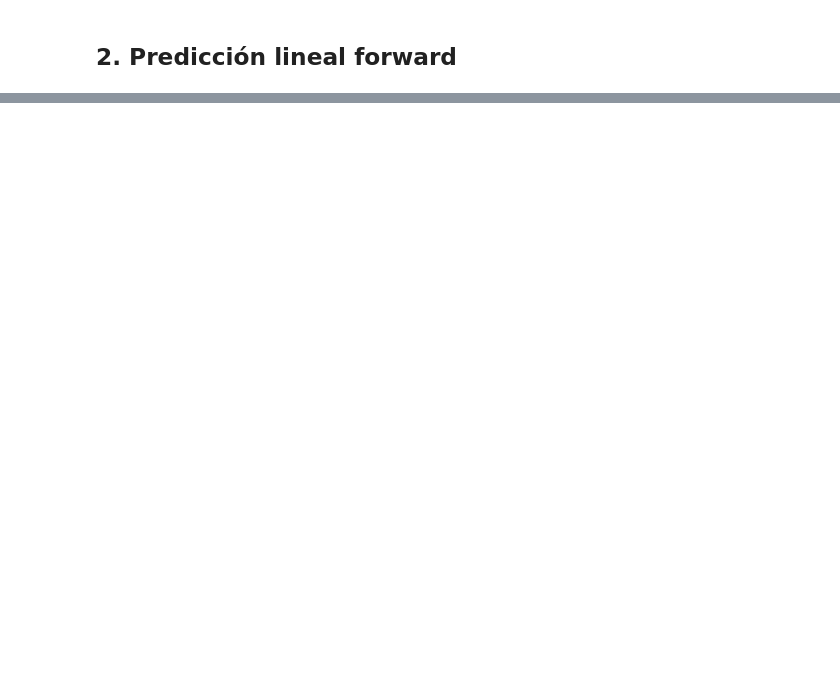
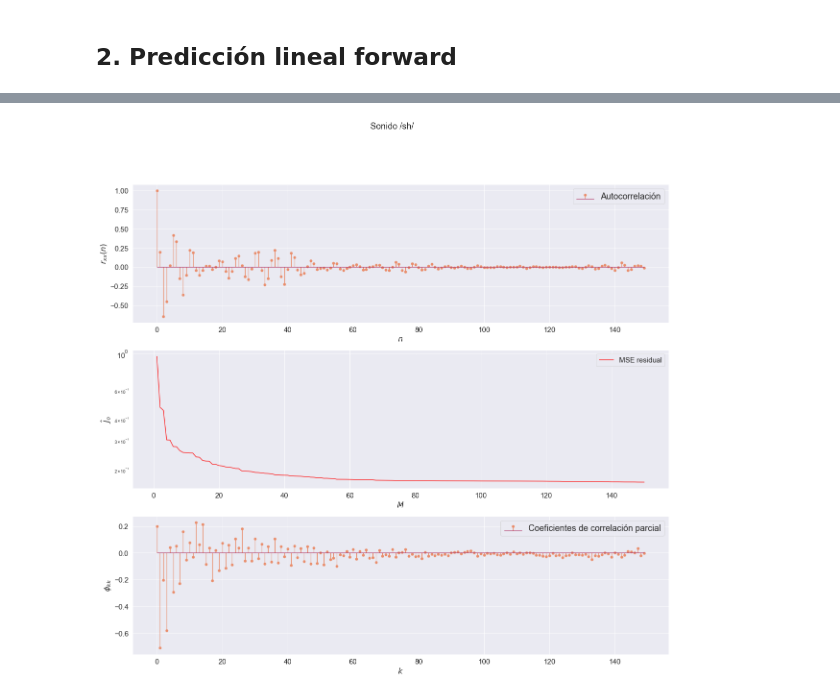
Before and after one commit to asp-image-dsp/asp-tp3, a Jupyter notebook: notebooks/report.ipynb, the cells around one changed output, grey strips where cells are left out. Drawn from its saved outputs; the diff is of its cells as text; code cells hidden in the pictures; blank space fills up the shorter version.

```diff
--- a/notebooks/report.ipynb
+++ b/notebooks/report.ipynb
@@ -192,0 +329,4 @@ def plot_mse_analysis(x, order, title):
+# %%
+plot_mse_analysis(rec_sh_samples, 150, 'Sonido /sh/')
+# %% [output]
+[figure, added]
```
Also changed, not shown: parts of 23 cells of this notebook.
